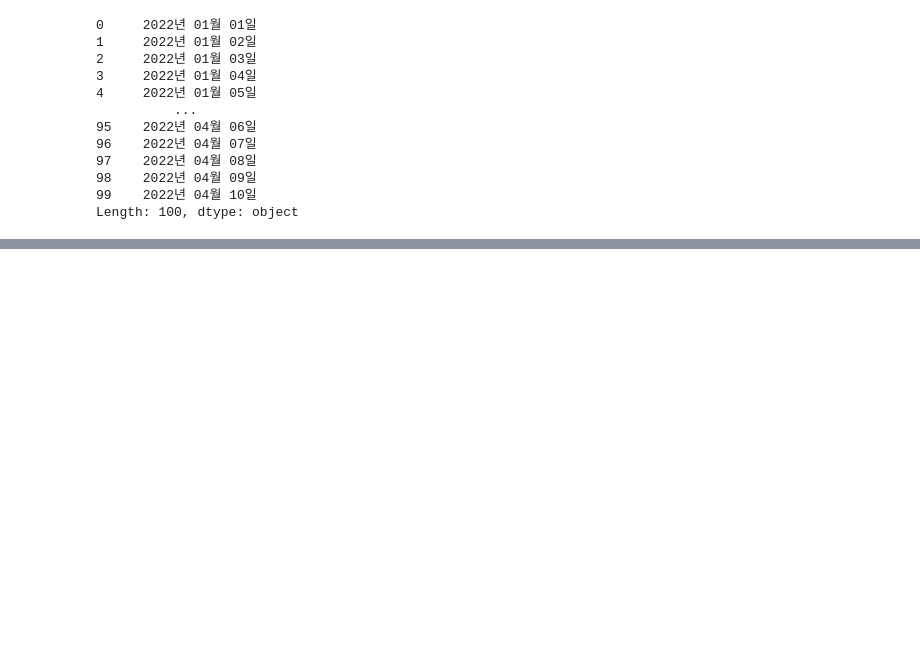
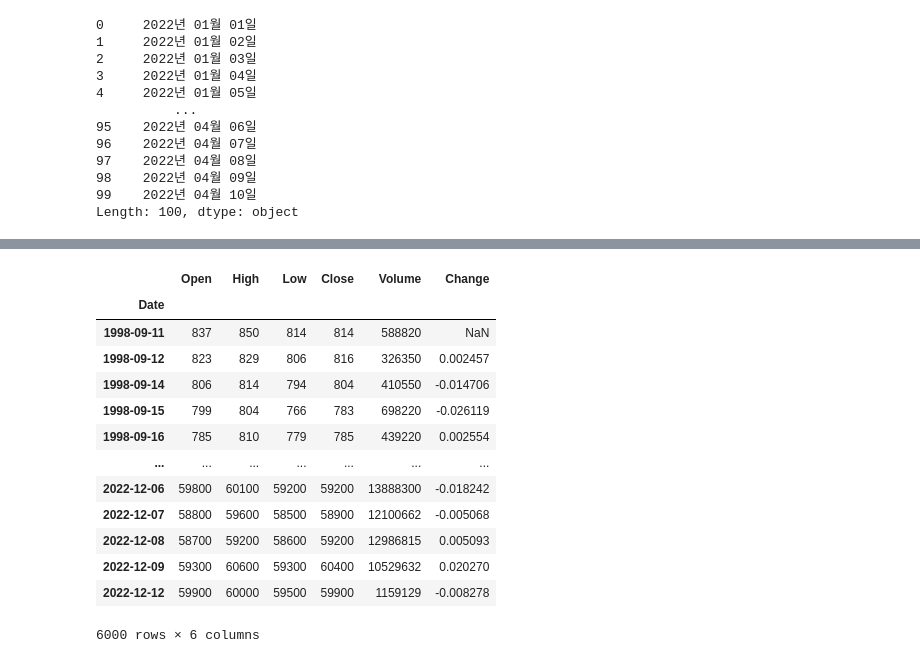
Before and after one commit to LeeJaeEun0/PlayData_221209, a Jupyter notebook: 221209_ch02_pandas02.ipynb, the cells around one changed output, grey strips where cells are left out. Cells and saved outputs as stored; diff of their text form; code cells hidden in the pictures; blank space fills up the shorter version.

```diff
--- a/221209_ch02_pandas02.ipynb
+++ b/221209_ch02_pandas02.ipynb
@@ -1144,0 +1181,18 @@ Length: 100, dtype: object
+# %%
+se = fdr.DataReader('005930')
+se
+# %% [output]
+|  | Open | High | Low | Close | Volume | Change |
+| Date |  |  |  |  |  |  |
+| 1998-09-11 | 837 | 850 | 814 | 814 | 588820 | NaN |
+| 1998-09-12 | 823 | 829 | 806 | 816 | 326350 | 0.002457 |
+| 1998-09-14 | 806 | 814 | 794 | 804 | 410550 | -0.014706 |
+| 1998-09-15 | 799 | 804 | 766 | 783 | 698220 | -0.026119 |
+| 1998-09-16 | 785 | 810 | 779 | 785 | 439220 | 0.002554 |
+| ... | ... | ... | ... | ... | ... | ... |
+| 2022-12-06 | 59800 | 60100 | 59200 | 59200 | 13888300 | -0.018242 |
+| 2022-12-07 | 58800 | 59600 | 58500 | 58900 | 12100662 | -0.005068 |
+| 2022-12-08 | 58700 | 59200 | 58600 | 59200 | 12986815 | 0.005093 |
+| 2022-12-09 | 59300 | 60600 | 59300 | 60400 | 10529632 | 0.020270 |
+| 2022-12-12 | 59900 | 60000 | 59500 | 59900 | 1159129 | -0.008278 |
+6000 rows × 6 columns
```
Also changed, not shown: parts of 13 cells of this notebook, 1 other file.
